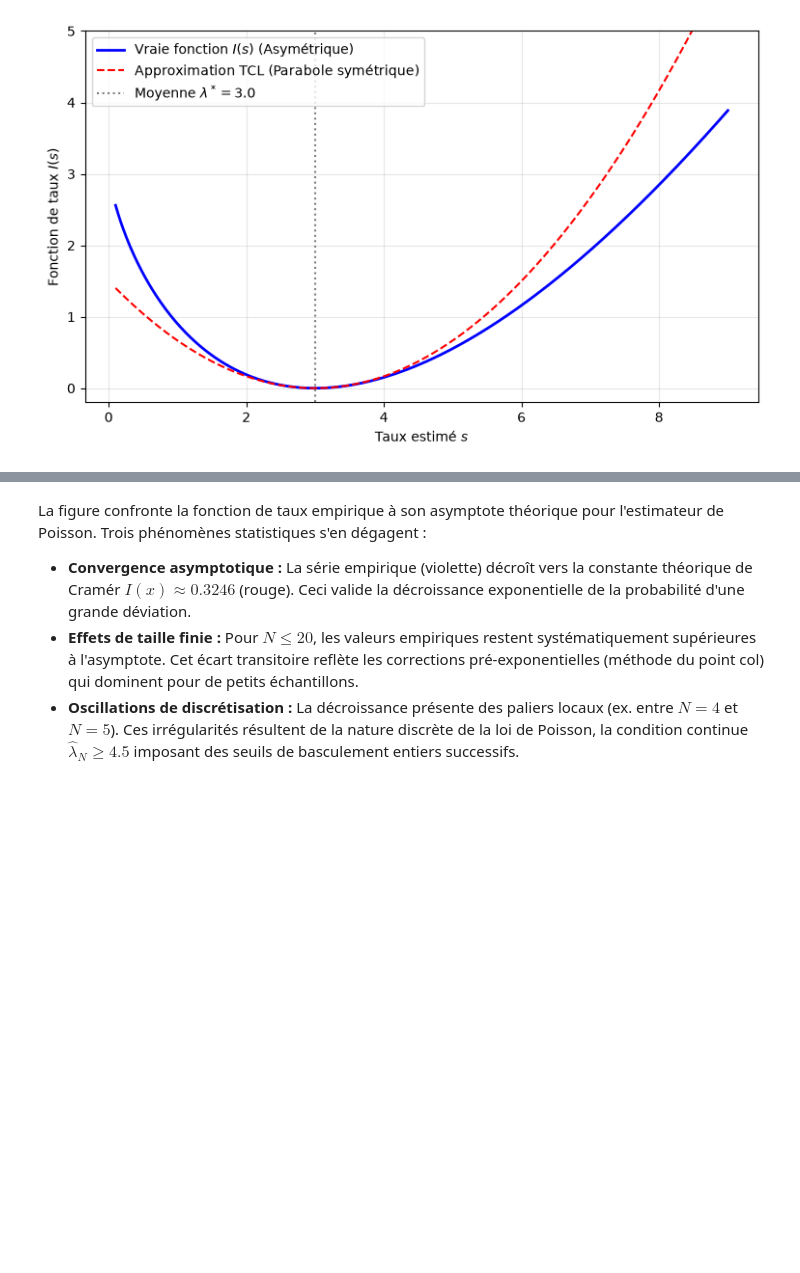
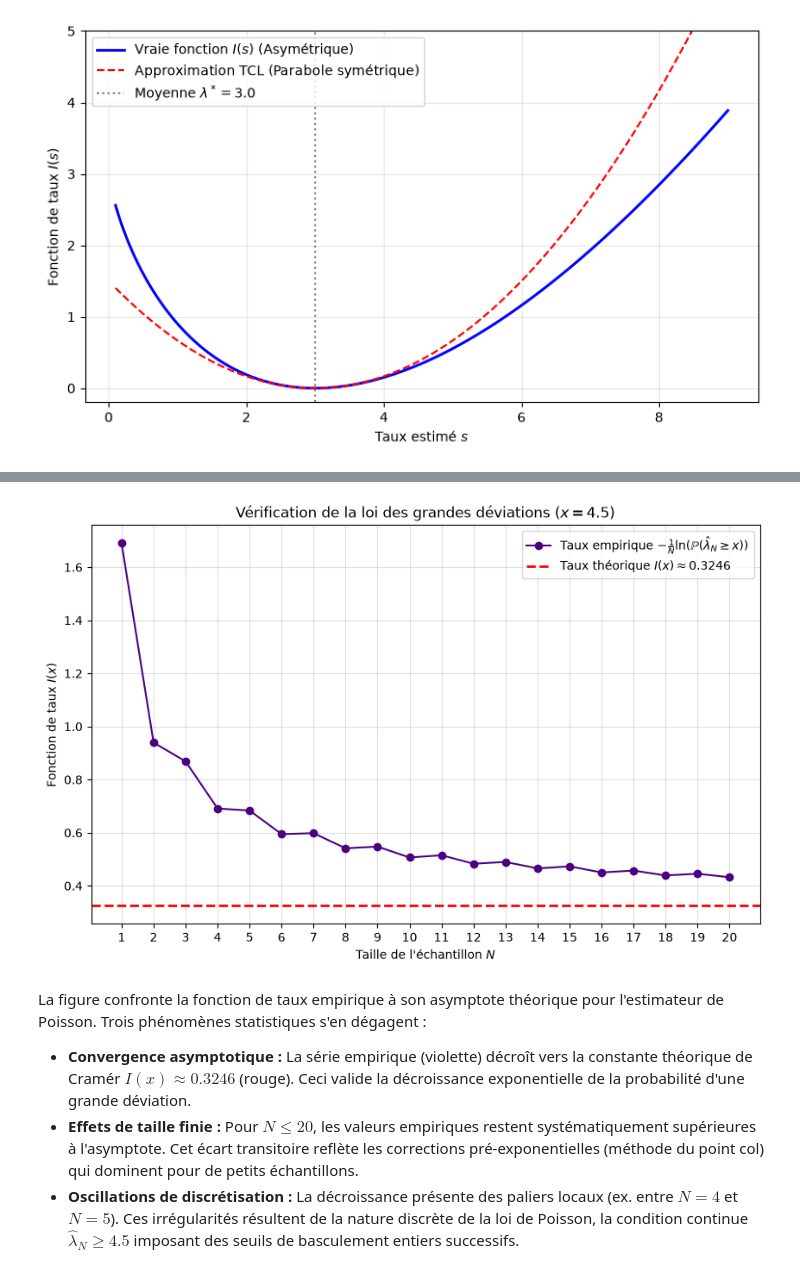
Before and after one commit to Brieucjub/homework1, a Jupyter notebook: homework1_exo2.ipynb, the cells around one changed output, grey strips where cells are left out. Drawn from its saved outputs; the diff is of its cells as text; code cells hidden in the pictures; blank space fills up the shorter version.

```diff
--- a/homework1_exo2.ipynb
+++ b/homework1_exo2.ipynb
@@ -428,3 +427,46 @@ plt.close()
+# %%
+x_seuil = 4.5
+M_gd = 10000000
+valeurs_N_gd = np.arange(1, 21)
+
+# Constante théorique I(x) pour Poisson
+taux_theorique = x_seuil * np.log(x_seuil / lambda_star) - x_seuil + lambda_star
+
+taux_empiriques = []
+
+for n_courant in valeurs_N_gd:
+    matrice = np.random.poisson(lambda_star, (M_gd, n_courant))
+    estimateurs = np.mean(matrice, axis=1)
+
+    prob_emp = np.sum(estimateurs >= x_seuil) / M_gd
+
+    if prob_emp > 0:
+        taux_emp = -(1 / n_courant) * np.log(prob_emp)
+    else:
+        taux_emp = np.nan
+
+    taux_empiriques.append(taux_emp)
+
+    del matrice
+    del estimateurs
+
+plt.figure(figsize=(10, 6))
+plt.plot(valeurs_N_gd, taux_empiriques, marker='o', linestyle='-', color='indigo',
+         label=r"Taux empirique $-\frac{1}{N}\ln(\mathbb{P}(\hat{\lambda}_{N} \geq x))$")
+plt.axhline(y=taux_theorique, color='red', linestyle='--', linewidth=2,
+            label=r"Taux théorique $I(x) \approx {:.4f}$".format(taux_theorique))
+
+plt.xlabel(r"Taille de l'échantillon $N$")
+plt.ylabel(r"Fonction de taux $I(x)$")
+plt.title(r"Vérification de la loi des grandes déviations ($x = {}$)".format(x_seuil))
+plt.legend()
+plt.grid(True, alpha=0.4)
+plt.xticks(valeurs_N_gd)
+
+plt.show()
+plt.close()
+# %% [output]
+[figure, added]
 # %% [markdown]
 La figure confronte la fonction de taux empirique à son asymptote théorique pour l'estimateur de Poisson. Trois phénomènes statistiques s'en dégagent :
 
```
Also changed, not shown: parts of 4 cells of this notebook.
